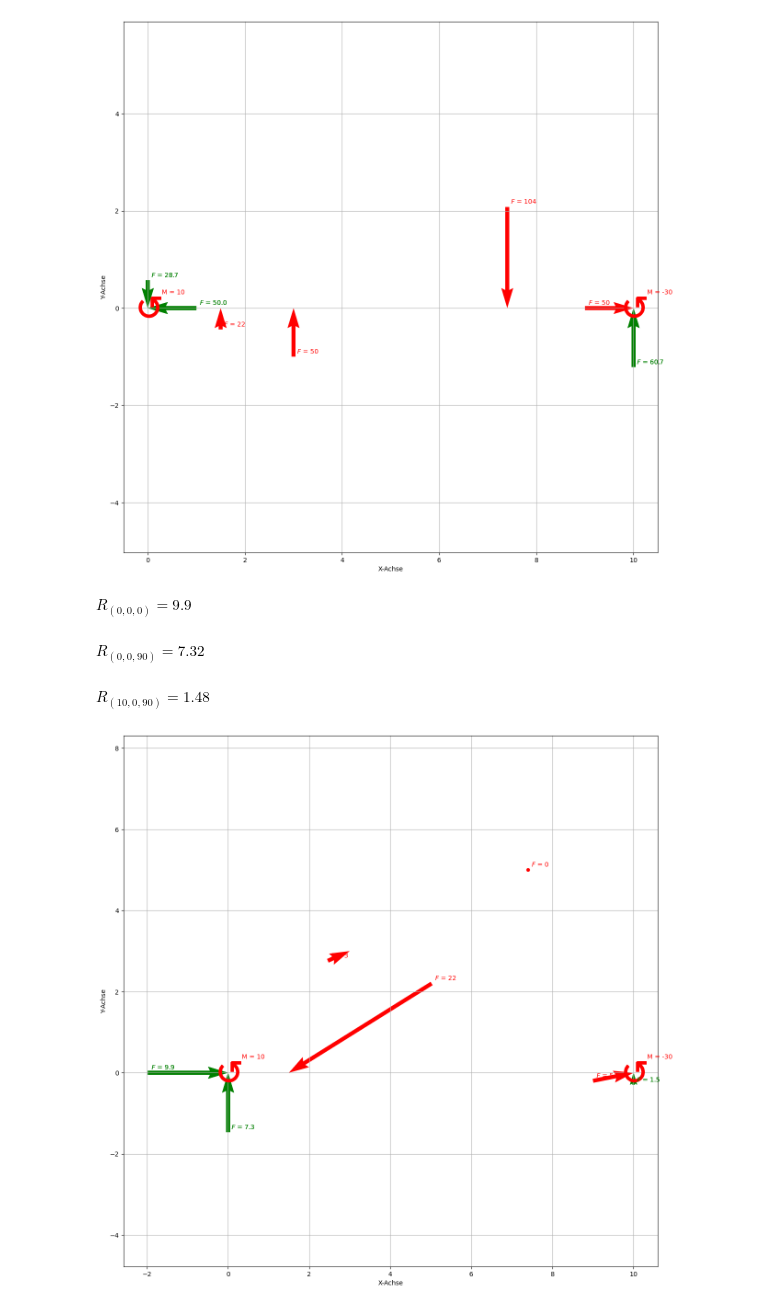
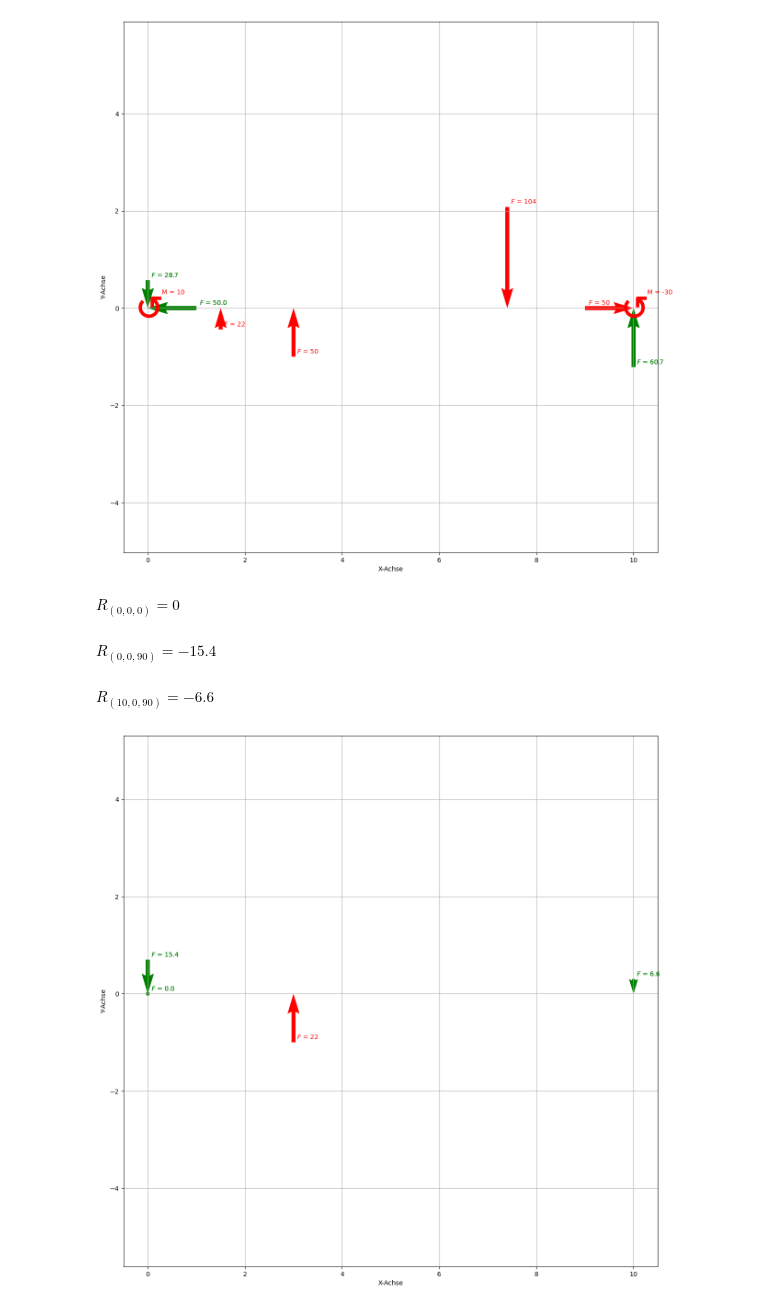
Before and after one commit to PascalGitz/09_Baustatik_GGW, a Jupyter notebook: src/Examples.ipynb, the cells around one changed output. Cells and saved outputs as stored; diff of their text form; code cells hidden in the pictures.

```diff
--- a/src/Examples.ipynb
+++ b/src/Examples.ipynb
@@ -35,20 +39,20 @@ $\displaystyle R_{(0, 0, 90)} = -28.66$
 $\displaystyle R_{(10, 0, 90)} = 60.66$
 [figure]
 # %%
-einwirkungen_kraefte = [Actionforce(-22,32, 1.5,0), Actionforce(3, 22, 3,3), Actionforce(-0, 90, 7.4, 5), Actionforce(5, 12,10,0)]
-einwirkungen_momente = [Actionmoment(10, 0,0), Actionmoment(-30, 10,0)]
-reaktionen_kraefte = [Reactionforce(90, 0, 0), Reactionforce(90, 10,0), Reactionforce(0,0,0)]
+einwirkungen_kraefte = [Actionforce(22,90, 3,0)]
+einwirkungen_momente = [Actionmoment(10, 0,0)]
+reaktionen_kraefte = [Reactionforce(90, 0, 0), Reactionforce(0, 0, 0), Reactionforce(90, 10, 0)]
 
-system_3 = System(actionforces=einwirkungen_kraefte, reactionforces=reaktionen_kraefte, actionmoments=einwirkungen_momente)
+system_3 = System(actionforces=einwirkungen_kraefte, reactionforces=reaktionen_kraefte)
 system_3.calculate_reaction_force()
 
 
 Plot(system_3).plot_forces_and_moments()
 # %% [output]
-$\displaystyle R_{(0, 0, 0)} = 9.9$
+$\displaystyle R_{(0, 0, 0)} = 0$
-$\displaystyle R_{(0, 0, 90)} = 7.32$
+$\displaystyle R_{(0, 0, 90)} = -15.4$
-$\displaystyle R_{(10, 0, 90)} = 1.48$
+$\displaystyle R_{(10, 0, 90)} = -6.6$
-[figure, old version]
+[figure, new version]
 # %%
 einwirkungen_kraefte = []
 
```
Also changed, not shown: parts of 14 cells of this notebook, 5 other files.
